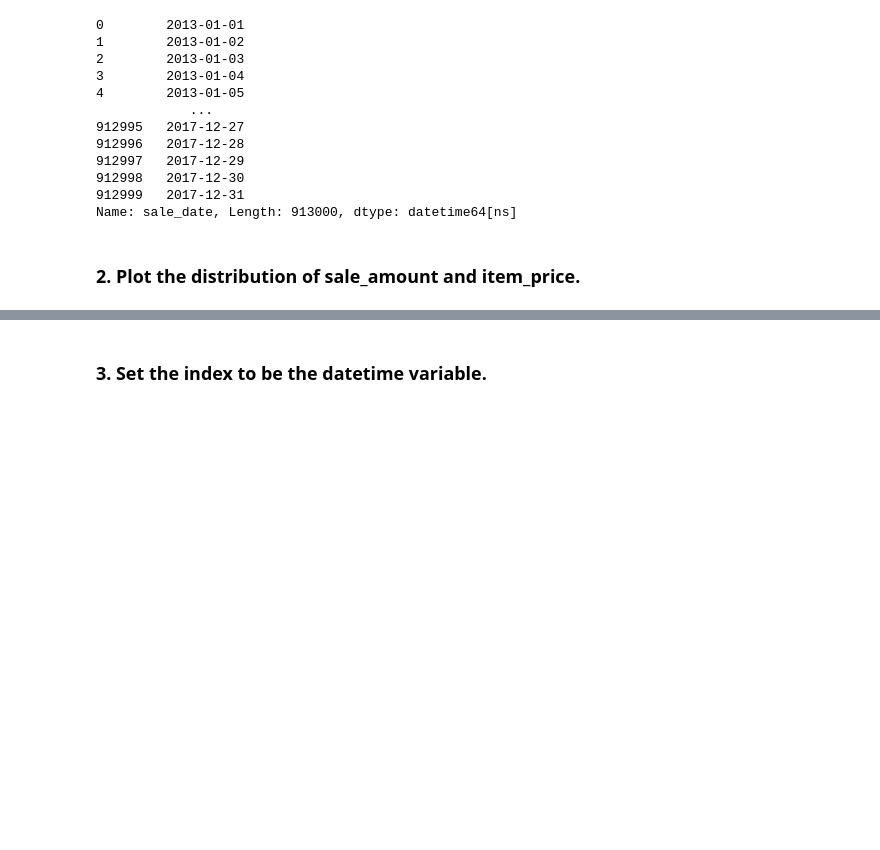
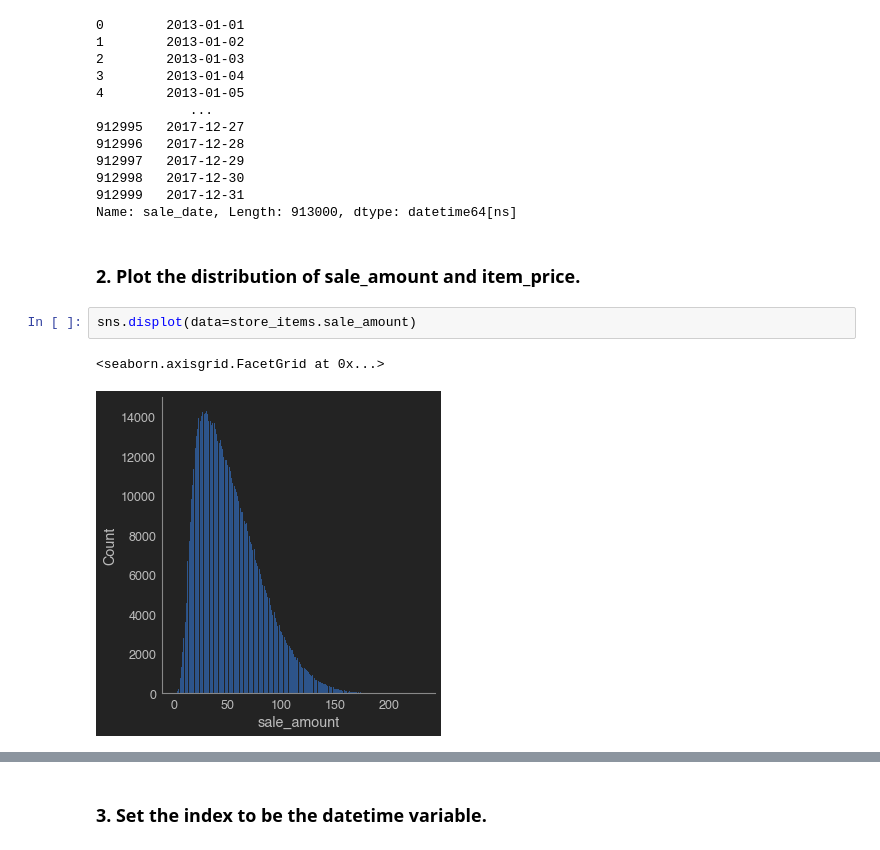
Before and after one commit to Ken-Alviola/time-series-exercises, a Jupyter notebook: data_prep.ipynb, the cells around one changed output, grey strips where cells are left out. Drawn from its saved outputs; the diff is of its cells as text; blank space fills up the shorter version.

```diff
--- a/data_prep.ipynb
+++ b/data_prep.ipynb
@@ -73,3 +73,8 @@ store_items.sale_date
 Name: sale_date, Length: 913000, dtype: datetime64[ns]
 # %% [markdown]
 ### 2. Plot the distribution of sale_amount and item_price.
+# %%
+sns.displot(data=store_items.sale_amount)
+# %% [output]
+<seaborn.axisgrid.FacetGrid at 0x...>
+[figure, added]
```
Also changed, not shown: parts of 15 cells of this notebook.
